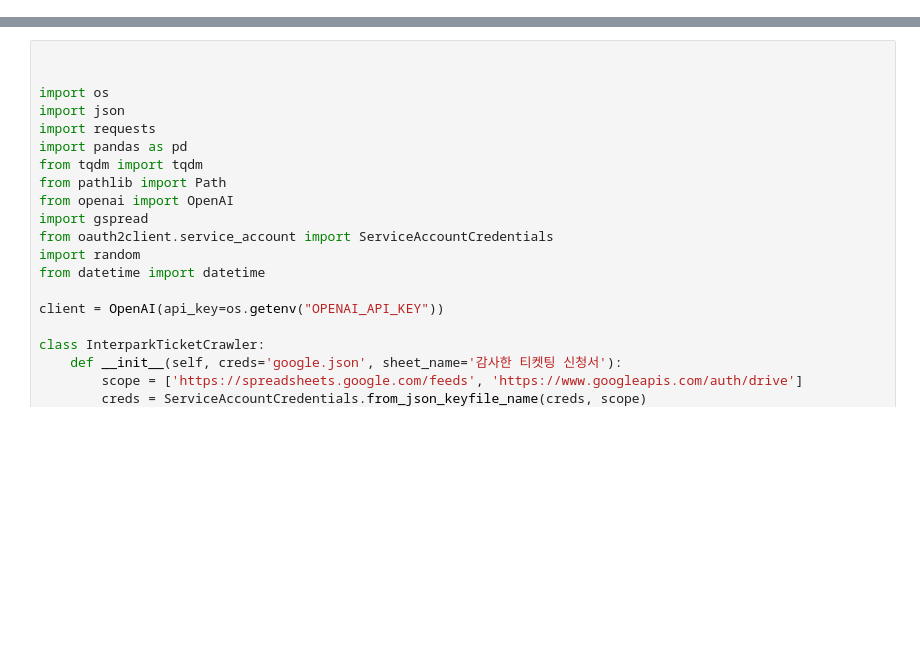
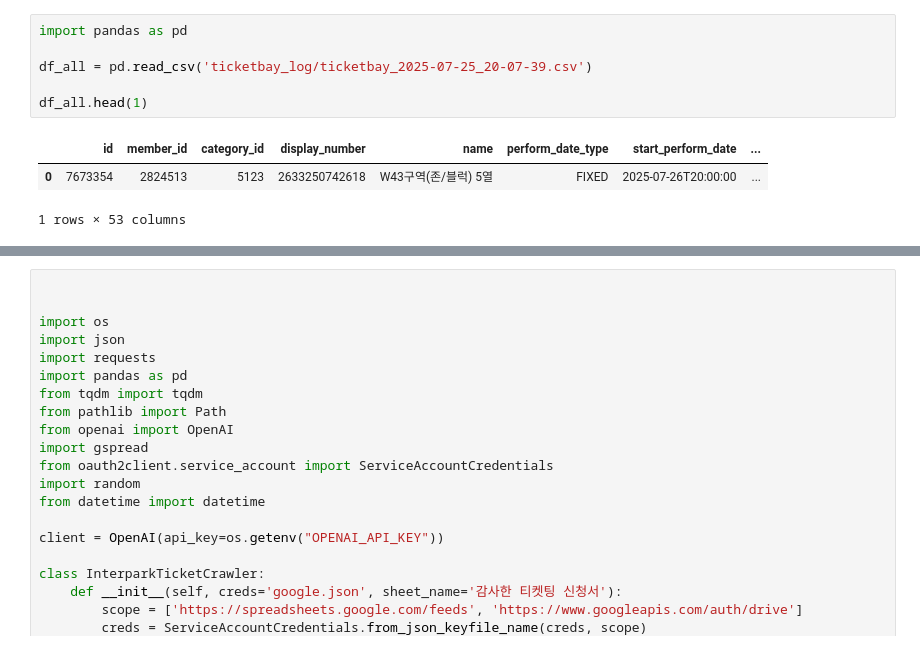
Before and after one commit to torysaewoo/telegram-inter, a Jupyter notebook: main.ipynb, the cells around one changed output, grey strips where cells are left out. Drawn from its saved outputs; the diff is of its cells as text; blank space fills up the shorter version.

```diff
--- a/main.ipynb
+++ b/main.ipynb
@@ -0,0 +219,10 @@
+# %%
+import pandas as pd
+
+df_all = pd.read_csv('ticketbay_log/ticketbay_2025-07-25_20-07-39.csv')
+
+df_all.head(1)
+# %% [output]
+|  | id | member_id | category_id | display_number | name | perform_date_type | start_perform_date | ... |
+| 0 | 7673354 | 2824513 | 5123 | 2633250742618 | W43구역(존/블럭) 5열 | FIXED | 2025-07-26T20:00:00 | ... |
+1 rows × 53 columns
```
Also changed, not shown: parts of 13 cells of this notebook, 8 other files.
